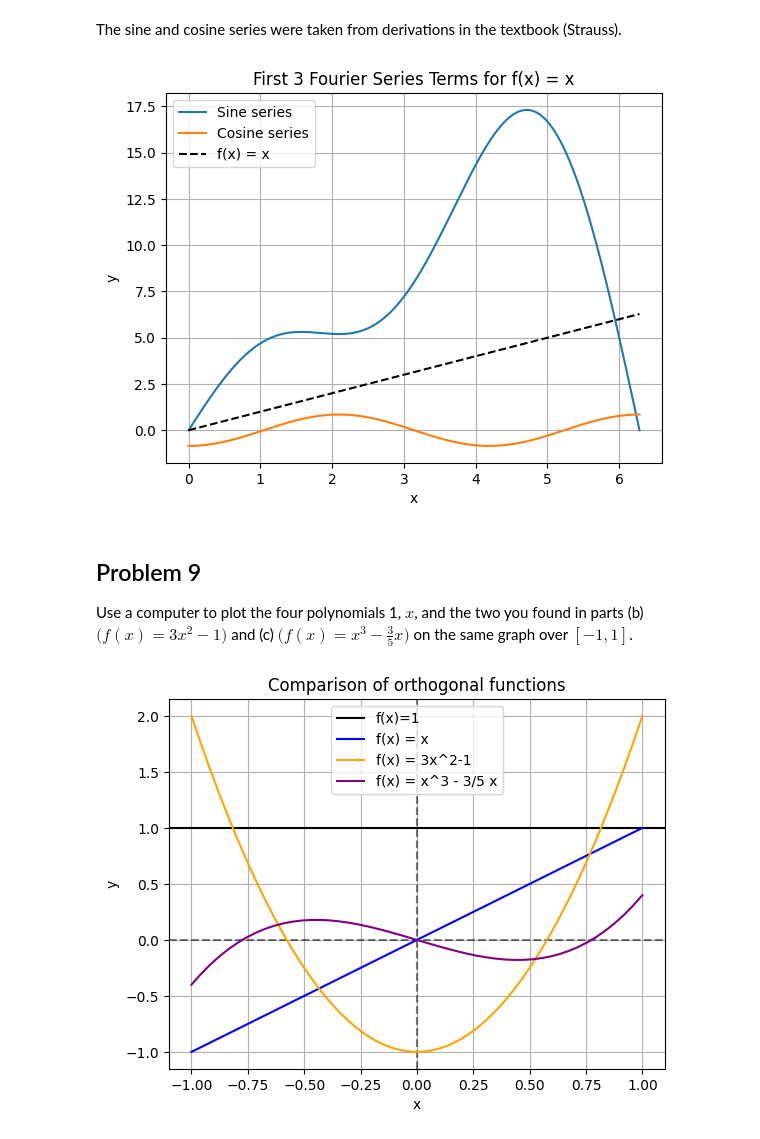
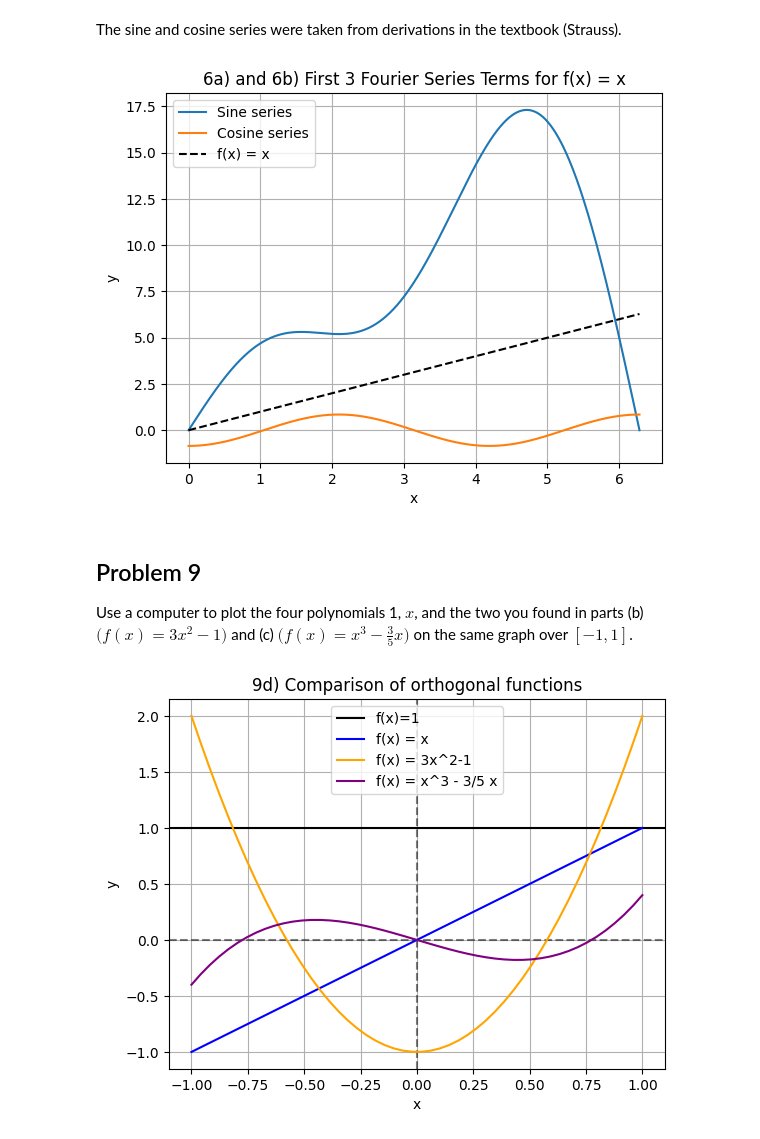
Before and after one commit to maxmartin40/MATH-5440-Code, a Jupyter notebook: Homework3.ipynb, the cells around one changed output. Saved outputs shown, nothing was run; the diff lists cells and outputs as text; code cells hidden in the pictures.

Commit message:
Edit names of graphs

```diff
--- a/Homework3.ipynb
+++ b/Homework3.ipynb
@@ -28,20 +28,20 @@ def cosine_series(x,l,m):
 # %%
 L = 2*np.pi
 
 x = np.linspace(0,L,1000)
 
 plt.plot(x, sine_series(x, L, 3), label="Sine series")
 plt.plot(x, cosine_series(x, L, 3), label="Cosine series")
 plt.plot(x, x, "k--", label="f(x) = x")
 
 plt.xlabel("x")
 plt.ylabel("y")
-plt.title("First 3 Fourier Series Terms for f(x) = x")
+plt.title("6a) and 6b) First 3 Fourier Series Terms for f(x) = x")
 plt.grid(True)
 plt.legend()
 plt.show()
 # %% [output]
-[figure, old version]
+[figure, new version]
 # %% [markdown]
 ## Problem 9
 
@@ -58,9 +58,9 @@ plt.plot(x, x**3 - (3/5)*x, color='purple', label="f(x) = x^3 - 3/5 x")
 
 plt.xlabel("x")
 plt.ylabel("y")
-plt.title("Comparison of orthogonal functions")
+plt.title("9d) Comparison of orthogonal functions")
 plt.grid(True)
 plt.legend()
 plt.show()
 # %% [output]
-[figure, old version]
+[figure, new version]
```
